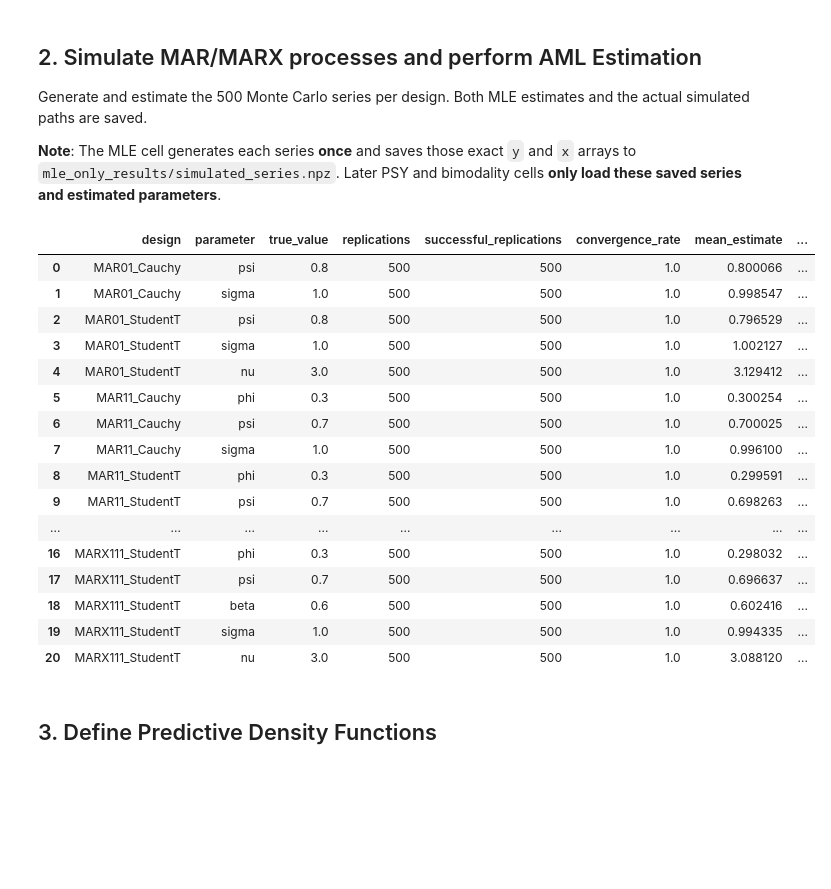
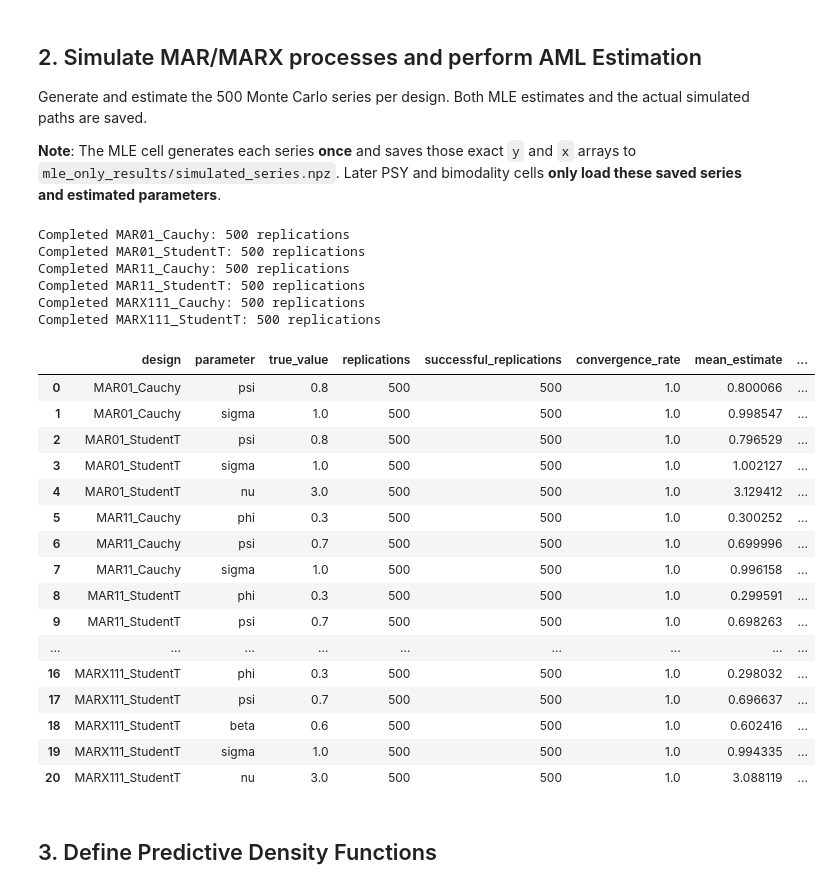
Before and after one commit to inespiresecastro/MAR_MARX, a Jupyter notebook: MAR_MARX_Monte_Carlo.ipynb, the cells around one changed output. Cells and saved outputs as stored; diff of their text form; code cells hidden in the pictures; blank space fills up the shorter version.

```diff
--- a/MAR_MARX_Monte_Carlo.ipynb
+++ b/MAR_MARX_Monte_Carlo.ipynb
@@ -197,21 +259,27 @@ Generate and estimate the 500 Monte Carlo series per design. Both MLE estimates
 
 **Note**: The MLE cell generates each series **once** and saves those exact `y` and `x` arrays to `mle_only_results/simulated_series.npz`. Later PSY and bimodality cells **only load these saved series and estimated parameters**.
 # %%
-estimates, summary = run_monte_carlo(n_replications=500, seed=42, n_starts=3, T=400, burn=25) #n_starts is the number of points for the multi-start optimisation
+estimates, summary = run_monte_carlo(n_replications=500, seed=42, n_starts=40, T=400, burn=25) #n_starts is the number of points for the multi-start optimisation
 
 estimates = pd.read_csv(OUTPUT_DIR / 'mle_replications.csv')
 summary = pd.read_csv(OUTPUT_DIR / 'mle_bias_summary.csv')
 display(summary)
 # %% [output]
+Completed MAR01_Cauchy: 500 replications
+Completed MAR01_StudentT: 500 replications
+Completed MAR11_Cauchy: 500 replications
+Completed MAR11_StudentT: 500 replications
+Completed MARX111_Cauchy: 500 replications
+Completed MARX111_StudentT: 500 replications
 |  | design | parameter | true_value | replications | successful_replications | convergence_rate | mean_estimate | ... |
 | 0 | MAR01_Cauchy | psi | 0.8 | 500 | 500 | 1.0 | 0.800066 | ... |
 | 1 | MAR01_Cauchy | sigma | 1.0 | 500 | 500 | 1.0 | 0.998547 | ... |
 | 2 | MAR01_StudentT | psi | 0.8 | 500 | 500 | 1.0 | 0.796529 | ... |
 | 3 | MAR01_StudentT | sigma | 1.0 | 500 | 500 | 1.0 | 1.002127 | ... |
 | 4 | MAR01_StudentT | nu | 3.0 | 500 | 500 | 1.0 | 3.129412 | ... |
-| 5 | MAR11_Cauchy | phi | 0.3 | 500 | 500 | 1.0 | 0.300254 | ... |
-| 6 | MAR11_Cauchy | psi | 0.7 | 500 | 500 | 1.0 | 0.700025 | ... |
-| 7 | MAR11_Cauchy | sigma | 1.0 | 500 | 500 | 1.0 | 0.996100 | ... |
+| 5 | MAR11_Cauchy | phi | 0.3 | 500 | 500 | 1.0 | 0.300252 | ... |
+| 6 | MAR11_Cauchy | psi | 0.7 | 500 | 500 | 1.0 | 0.699996 | ... |
+| 7 | MAR11_Cauchy | sigma | 1.0 | 500 | 500 | 1.0 | 0.996158 | ... |
 | 8 | MAR11_StudentT | phi | 0.3 | 500 | 500 | 1.0 | 0.299591 | ... |
 | 9 | MAR11_StudentT | psi | 0.7 | 500 | 500 | 1.0 | 0.698263 | ... |
 | ... | ... | ... | ... | ... | ... | ... | ... | ... |
@@ -219,7 +287,7 @@ display(summary)
 | 17 | MARX111_StudentT | psi | 0.7 | 500 | 500 | 1.0 | 0.696637 | ... |
 | 18 | MARX111_StudentT | beta | 0.6 | 500 | 500 | 1.0 | 0.602416 | ... |
 | 19 | MARX111_StudentT | sigma | 1.0 | 500 | 500 | 1.0 | 0.994335 | ... |
-| 20 | MARX111_StudentT | nu | 3.0 | 500 | 500 | 1.0 | 3.088120 | ... |
+| 20 | MARX111_StudentT | nu | 3.0 | 500 | 500 | 1.0 | 3.088119 | ... |
 # %% [markdown]
 ## 3. Define Predictive Density Functions
 # %%
```
Also changed, not shown: parts of 1 cell of this notebook.
